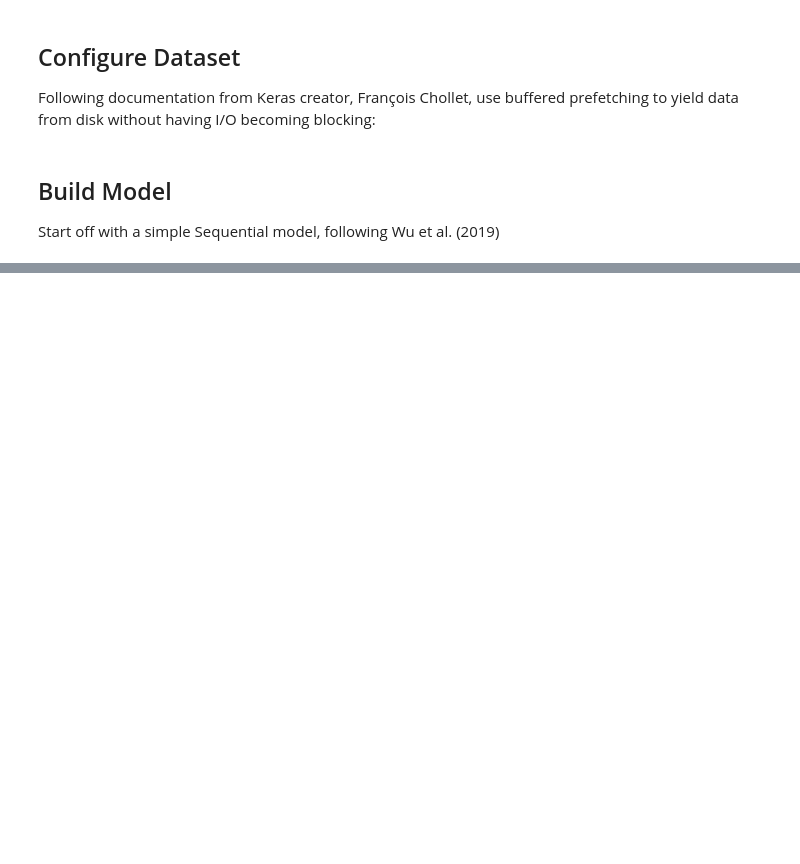
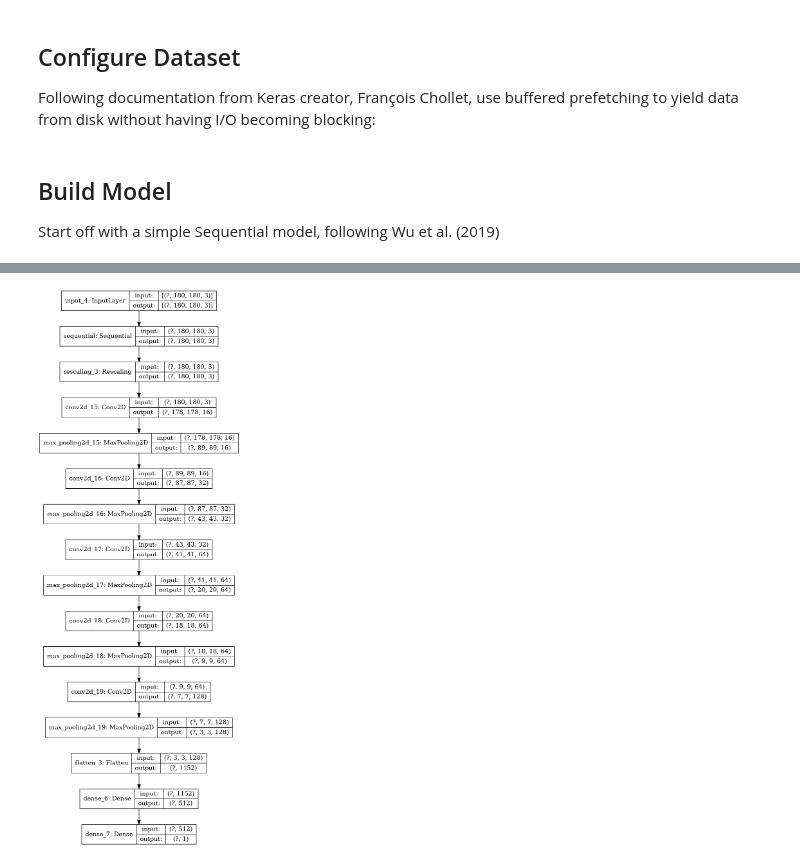
Before and after one commit to Noznoc/access-classifier, a Jupyter notebook: WIP_Exterior_Accessibility_Classifier.ipynb, the cells around one changed output, grey strips where cells are left out. Saved outputs shown, nothing was run; the diff lists cells and outputs as text; code cells hidden in the pictures; blank space fills up the shorter version.

Commit message:
Second iteration of model

```diff
--- a/WIP_Exterior_Accessibility_Classifier.ipynb
+++ b/WIP_Exterior_Accessibility_Classifier.ipynb
@@ -127,8 +119,8 @@ data_augmentation = keras.Sequential(
         # affects the final augmentation.
         layers.experimental.preprocessing.RandomFlip("horizontal"),
         layers.experimental.preprocessing.RandomTranslation(0.1,0.1),
-        layers.experimental.preprocessing.RandomZoom(0.3),
-        layers.experimental.preprocessing.RandomRotation(0.15),
+        layers.experimental.preprocessing.RandomZoom(0.2),
+        layers.experimental.preprocessing.RandomRotation(0.1),
         layers.experimental.preprocessing.RandomContrast(0.01),
         #layers.experimental.preprocessing.RandomHeight(0.5),
         #layers.experimental.preprocessing.RandomWidth(0.5),
@@ -227,0 +153,91 @@ https://www.tensorflow.org/api_docs/python/tf/keras/preprocessing/image/ImageDat
+# %%
+# MODEL ARCHITECTURES BY WU ET AL (2019):
+
+# CNN2: CONV(64, 3), RELU, CONV(32, 3), RELU, POOL(2), CONV(64, 3), FC(128), RELU, FC(2), SOFTMAX.
+# CNN3: [CONV(128, 3), RELU, POOL(2)], [CONV(64 3), RELU, POOL(2)], [CONV(32, 3), RELU, POOL(2)], DROPOUT(), RELU, FC(512), RELU, FC(2), SOFTMAX.
+# CNN5: CONV(128, 3), RELU, CONV(128, 3), RELU, POOL(2), CONV(64, 3), DROPOUT(), RELU, CONV(64, 3), RELU, POOL(2), CONV(32, 3), DROPOUT(), RELU, POOL(2), FC(512), RELU, DROPOUT(), FC(256), RELU, FC(2), SOFTMAX
+
+# Model parameters
+input_shape = image_size + (3,) # add RGB code of 3 to image shape for Keras Input() argument
+num_classes = 2 # number of classes being defined
+
+# Initialize model
+inputs = keras.Input(shape=input_shape) # establish inputs e.g., (180, 180, 3) is the width and height dimension and 3 represents RGB
+print(inputs)
+layer = data_augmentation(inputs) # first "layer" is augmented images that are called in the previous script
+
+# rescale the image to 1 and 0, not 255 RGB
+layer = layers.experimental.preprocessing.Rescaling(1.0 / 255)(layer)
+
+# Building blocks for CNN
+
+layer = Conv2D(filters=16, kernel_size=3, activation='relu')(layer)
+layer = MaxPooling2D(pool_size = (2,2))(layer)
+#layer = Dropout(0.5)(layer)
+
+layer = Conv2D(filters=32, kernel_size=3, activation='relu')(layer)
+layer = MaxPooling2D(pool_size = (2,2))(layer)
+#layer = Dropout(0.5)(layer)
+
+layer = Conv2D(filters=64, kernel_size=3, activation='relu')(layer)
+layer = MaxPooling2D(pool_size = (2,2))(layer)
+#layer = Dropout(0.5)(layer)
+
+layer = Conv2D(filters=64, kernel_size=3, activation='relu')(layer)
+layer = MaxPooling2D(pool_size = (2,2))(layer)
+
+layer = Conv2D(filters=128, kernel_size=3, activation='relu')(layer)
+layer = MaxPooling2D(pool_size = (2,2))(layer)
+#layer = Dropout(0.5)(layer)
+
+#layer = Conv2D(filters=128, kernel_size=3)(layer)
+
+layer = Flatten()(layer)
+
+layer = Dense(512, activation='relu')(layer)
+
+#layer = layers.GlobalAveragePooling2D()(layer)
+outputs = Dense(1, activation='sigmoid')(layer) # or use sigmoid to view probability distribution
+
+print(outputs)
+'''
+layer = Conv2D(filters=128, kernel_size=3, strides=2)(layer) #, padding='same'
+layer = Activation('relu')(layer)
+layer = MaxPooling2D(pool_size = (2,2))(layer)
+
+layer = Conv2D(filters=64, kernel_size=3)(layer)
+layer = Activation('relu')(layer)
+layer = MaxPooling2D(pool_size = (2,2))(layer)
+
+layer = Conv2D(filters=32, kernel_size=3)(layer)
+layer = Activation('relu')(layer)
+layer = MaxPooling2D(pool_size = (2,2))(layer)
+
+# Dropout used for CNN3 and CNN5
+layer = Dropout(0.25)(layer)
+
+layer = Activation('relu')(layer)
+
+# Fully-connected layer
+layer = Dense(360, activation='relu')(layer)
+#layer = Activation('relu')(layer)
+#layer = Dense(2, activation='relu')(layer)
+#outputs = keras.layers.Softmax()(layer)
+#layer = Dense(num_classes, activation='relu')(layer)
+layer = layers.GlobalAveragePooling2D()(layer)
+layer = Dense(2)(layer) # or use sigmoid to view probability distribution
+outputs = Activation('softmax')(layer)
+'''
+# Initialize model with building blocks
+model = keras.Model(inputs, outputs)
+
+# Plot model architecture
+keras.utils.plot_model(model, to_file='model.png', rankdir='TR', show_shapes='True')
+
+# Print summary of model
+# model.summary()
+
+# Print each layer
+# for layer in model.layers:
+#   print(layer.output_shape)
+# %% [output]
@@ -227,0 +246 @@ https://www.tensorflow.org/api_docs/python/tf/keras/preprocessing/image/ImageDat
+[figure, added]
```
Also changed, not shown: parts of 15 cells of this notebook.
